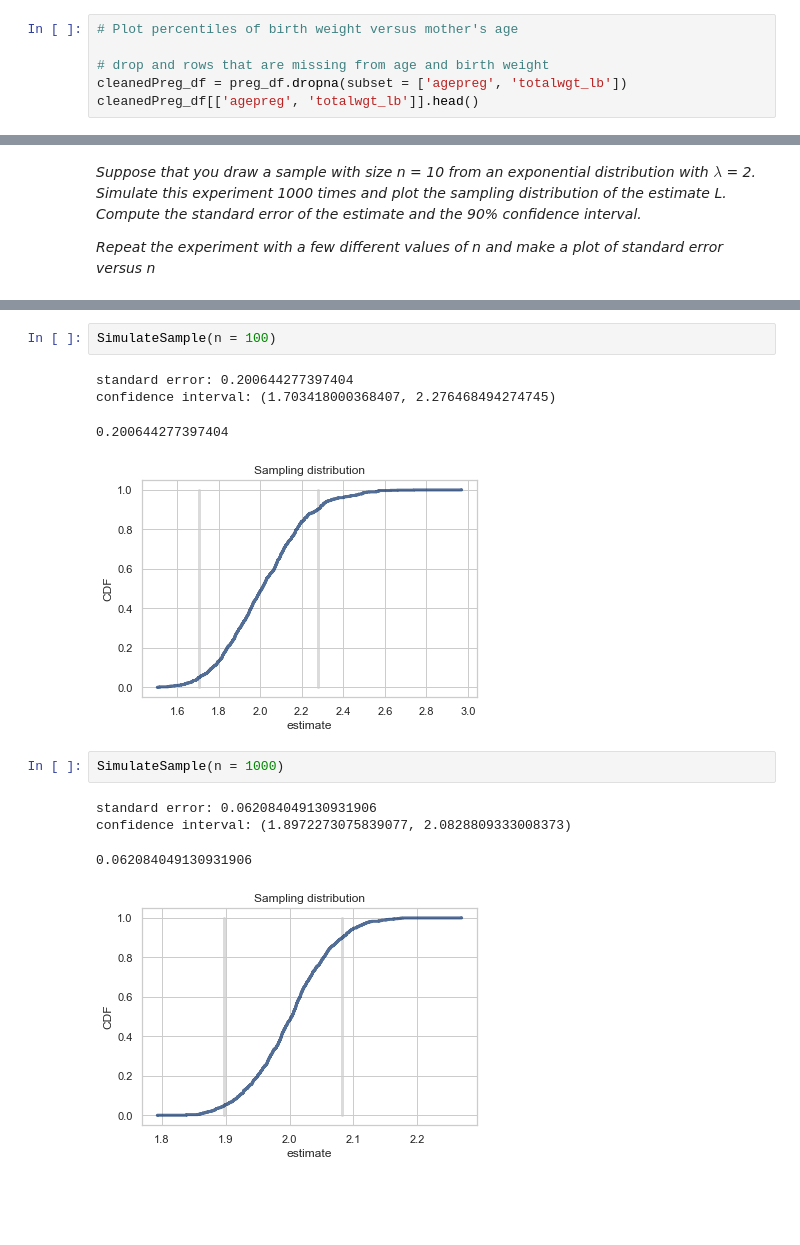
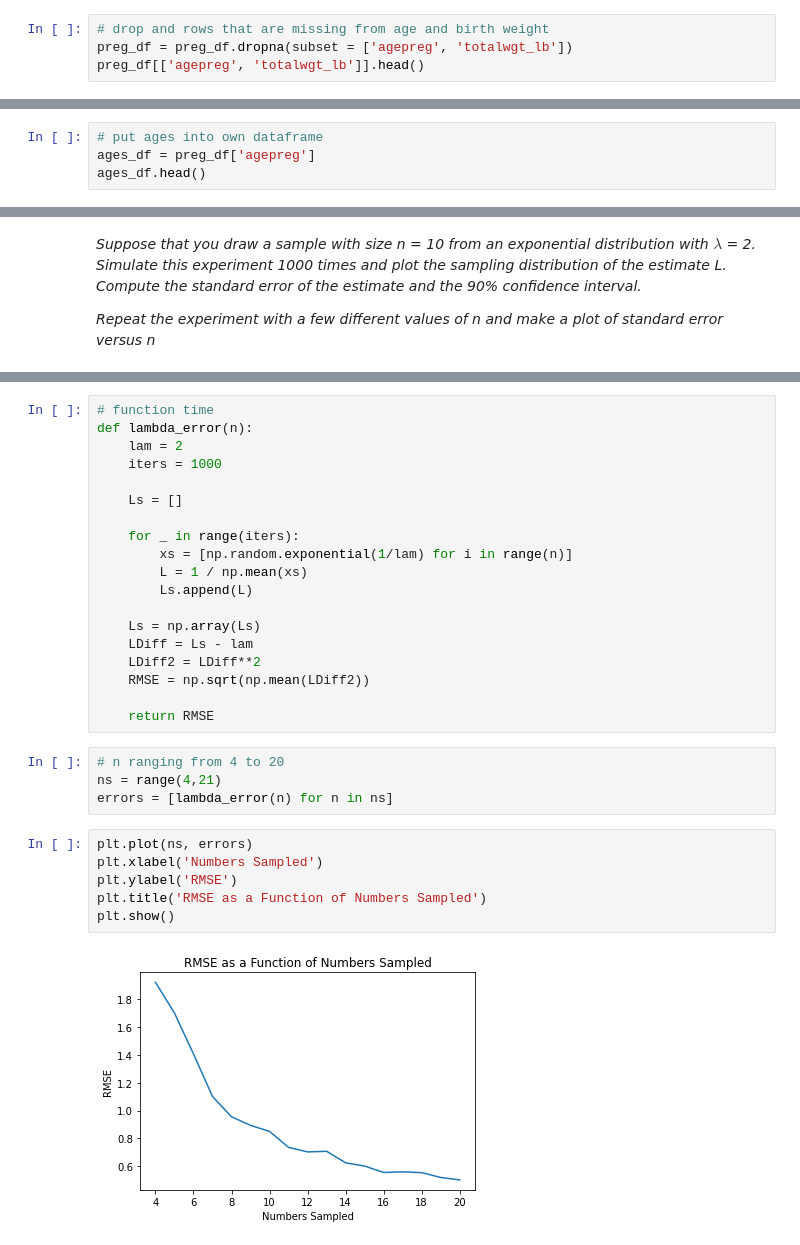
Before and after one commit to catie-williams/bu-dsc, a Jupyter notebook: DSC530/Week7/Week7_CableKimberly.ipynb, the cells around one changed output, grey strips where cells are left out. Saved outputs shown, nothing was run; the diff lists cells and outputs as text; blank space fills up the shorter version.

```diff
--- a/DSC530/Week7/Week7_CableKimberly.ipynb
+++ b/DSC530/Week7/Week7_CableKimberly.ipynb
@@ -46,9 +32,7 @@ Text(0, 0.5, 'Birth Weight (lbs)')
 # %%
-# Plot percentiles of birth weight versus mother's age
-
 # drop and rows that are missing from age and birth weight
-cleanedPreg_df = preg_df.dropna(subset = ['agepreg', 'totalwgt_lb'])
-cleanedPreg_df[['agepreg', 'totalwgt_lb']].head()
+preg_df = preg_df.dropna(subset = ['agepreg', 'totalwgt_lb'])
+preg_df[['agepreg', 'totalwgt_lb']].head()
 # %% [output]
 |  | agepreg | totalwgt_lb |
 | 0 | 33.16 | 8.8125 |
@@ -84,0 +43,4 @@ thinkplot.Config(xlabel="Mother's age (years)",
+# %%
+# put ages into own dataframe
+ages_df = preg_df['agepreg']
+ages_df.head()
@@ -257,15 +250,32 @@ confidence interval: (1.2478713820725387, 3.1618136208078025)
 # %%
-SimulateSample(n = 100)
+# function time
+def lambda_error(n):
+    lam = 2
+    iters = 1000
+
+    Ls = []
+
+    for _ in range(iters):
+        xs = [np.random.exponential(1/lam) for i in range(n)]
+        L = 1 / np.mean(xs)
+        Ls.append(L)
+
+    Ls = np.array(Ls)
+    LDiff = Ls - lam
+    LDiff2 = LDiff**2
+    RMSE = np.sqrt(np.mean(LDiff2))
+
+    return RMSE
-# %% [output]
-standard error: 0.200644277397404
-confidence interval: (1.703418000368407, 2.276468494274745)
-0.200644277397404
-[figure, removed]
+# %%
+# n ranging from 4 to 20
+ns = range(4,21)
+errors = [lambda_error(n) for n in ns]
 # %%
-SimulateSample(n = 1000)
+plt.plot(ns, errors)
+plt.xlabel('Numbers Sampled')
+plt.ylabel('RMSE')
+plt.title('RMSE as a Function of Numbers Sampled')
+plt.show()
 # %% [output]
-standard error: 0.062084049130931906
-confidence interval: (1.8972273075839077, 2.0828809333008373)
-0.062084049130931906
-[figure, old version]
+[figure, new version]
 # %% [markdown]
```
Also changed, not shown: parts of 21 cells of this notebook, 1 other file.
